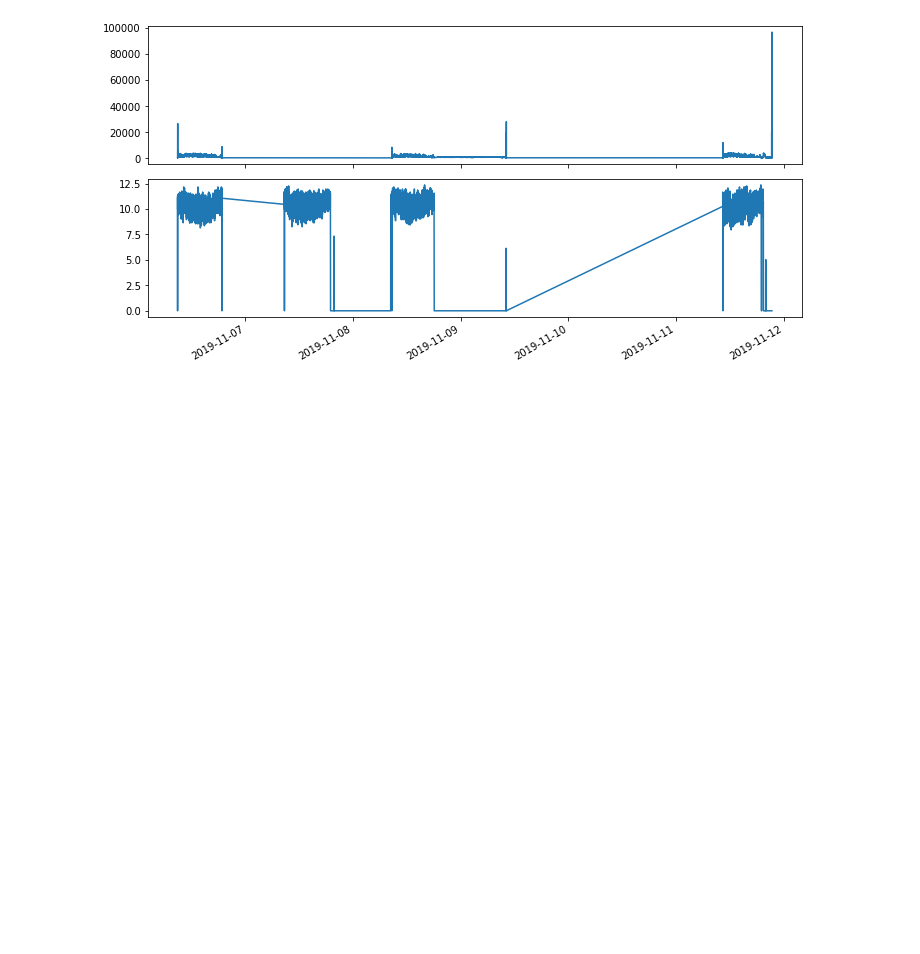
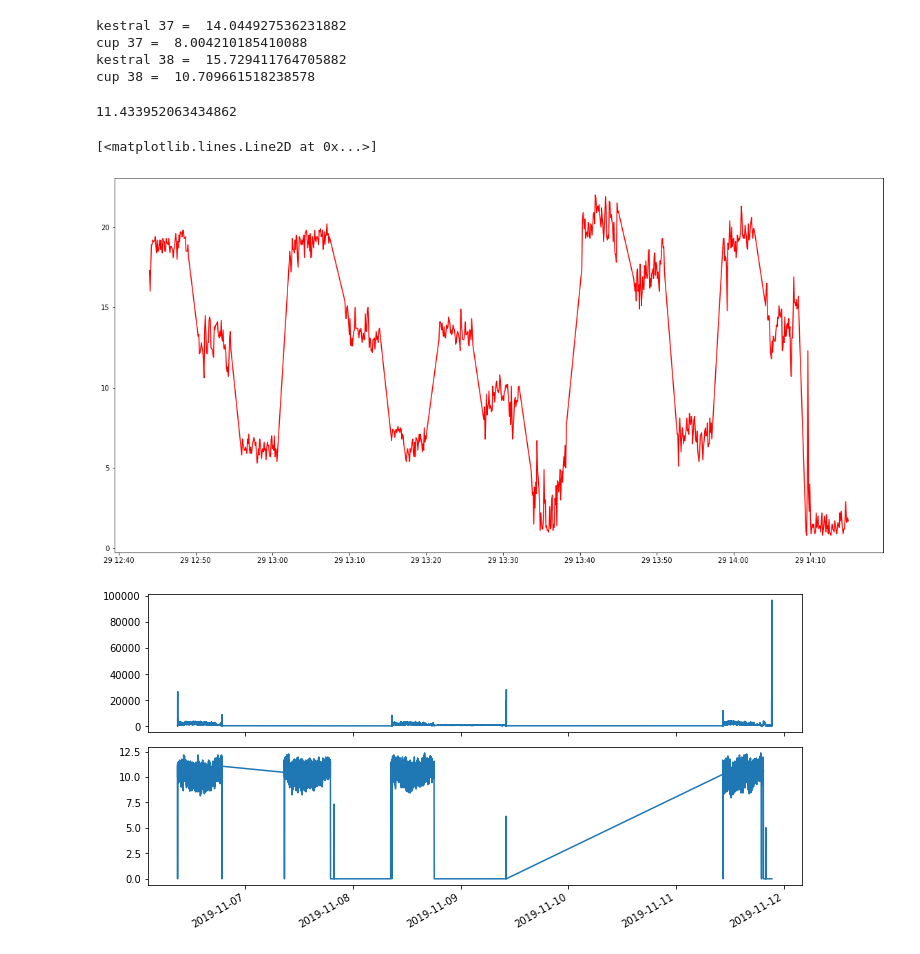
Before and after one commit to agmeyer4/CO2_Eddy, a Jupyter notebook: Mass_Flux.ipynb, the cells around one changed output. Cells and saved outputs as stored; diff of their text form; code cells hidden in the pictures; blank space fills up the shorter version.

```diff
--- a/Mass_Flux.ipynb
+++ b/Mass_Flux.ipynb
@@ -215,3 +188,28 @@ LI_vent = df_correction_lag_slope(final_lags,LI_vent)
+# %%
+i = 14
+
+print('kestral 37 = ',all_data37[i]['Velocity'].mean())
+print('cup 37 = ',all_data37[i]['WindSpeed'].mean())
+print('kestral 38 = ',all_data38[i]['Velocity'].mean())
+print('cup 38 = ',all_data38[i]['WindSpeed'].mean())
+# %% [output]
+kestral 37 =  14.044927536231882
+cup 37 =  8.004210185410088
+kestral 38 =  15.729411764705882
+cup 38 =  10.709661518238578
+# %%
+all_data37[1]['WindSpeed'].mean()
+# %% [output]
+11.433952063434862
+# %%
+fig,ax = plt.subplots(figsize=(20,10))
+ax.plot(e37_kestral['DT'],e37_kestral['Velocity'],color='red')
+#ax.plot(all_df_37.index,all_df_37['Velocity'],color='blue')
+# ax.scatter(gaps['Start'],gaps['val'],color="black")
+# ax.scatter(gaps['End'],gaps['val'],color="black")
+# %% [output]
+[<matplotlib.lines.Line2D at 0x...>]
+[figure, added]
 # %%
 def mass_flow(LI_df,Vent_anem_df,outer_diam,inner_diam,gas):
     R = 8.3145
```
Also changed, not shown: parts of 22 cells of this notebook, 2 other files.
